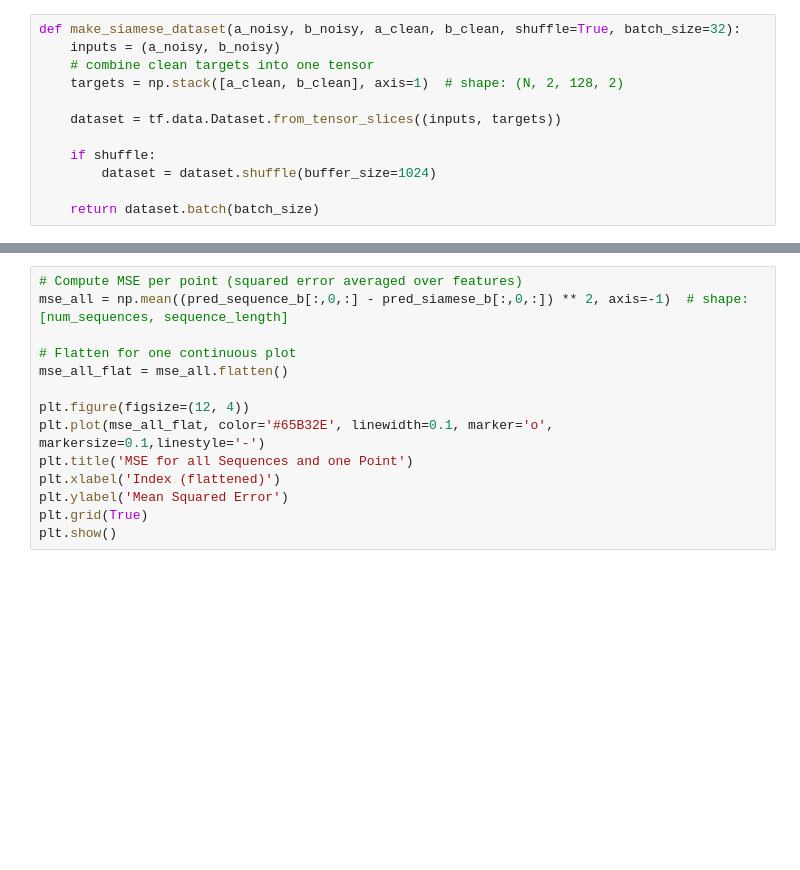
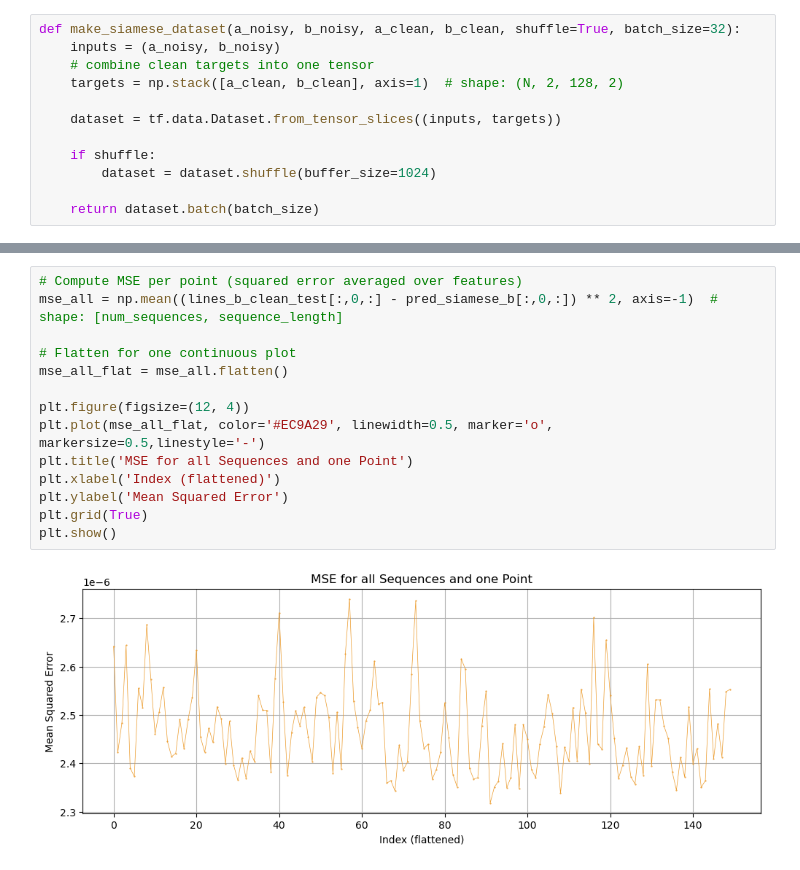
Before and after one commit to Piviwo/line-displacement, a Jupyter notebook: models/siamese_lstm.ipynb, the cells around one changed output, grey strips where cells are left out. Cells and saved outputs as stored; diff of their text form; blank space fills up the shorter version.

```diff
--- a/models/siamese_lstm.ipynb
+++ b/models/siamese_lstm.ipynb
@@ -530,14 +493,16 @@ plt.show()
 # %%
 # Compute MSE per point (squared error averaged over features)
-mse_all = np.mean((pred_sequence_b[:,0,:] - pred_siamese_b[:,0,:]) ** 2, axis=-1)  # shape: [num_sequences, sequence_length]
+mse_all = np.mean((lines_b_clean_test[:,0,:] - pred_siamese_b[:,0,:]) ** 2, axis=-1)  # shape: [num_sequences, sequence_length]
 
 # Flatten for one continuous plot
 mse_all_flat = mse_all.flatten()
 
 plt.figure(figsize=(12, 4))
-plt.plot(mse_all_flat, color='#65B32E', linewidth=0.1, marker='o', markersize=0.1,linestyle='-')
+plt.plot(mse_all_flat, color='#EC9A29', linewidth=0.5, marker='o', markersize=0.5,linestyle='-')
 plt.title('MSE for all Sequences and one Point')
 plt.xlabel('Index (flattened)')
 plt.ylabel('Mean Squared Error')
 plt.grid(True)
 plt.show()
+# %% [output]
+[figure, added]
```
Also changed, not shown: parts of 31 cells of this notebook, 9 other files.
